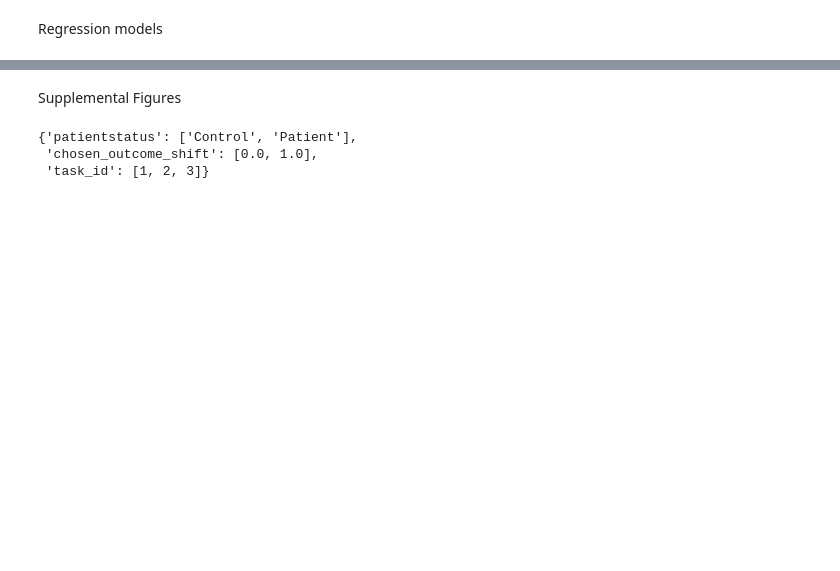
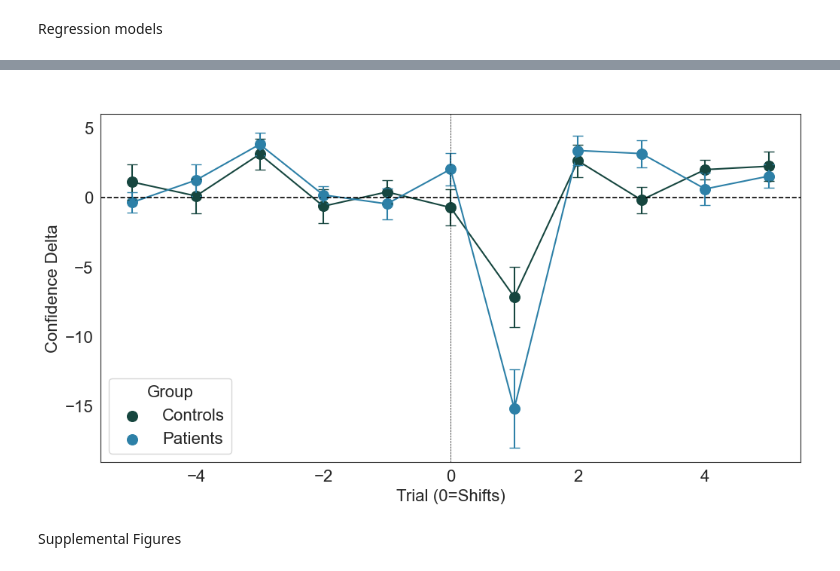
Before and after one commit to amloosen/BayesianObserver_CognitiveFlexibilityOCD, a Jupyter notebook: PreprocBehavAnalys.ipynb, the cells around one changed output, grey strips where cells are left out. Cells and saved outputs as stored; diff of their text form; code cells hidden in the pictures; blank space fills up the shorter version.

```diff
--- a/PreprocBehavAnalys.ipynb
+++ b/PreprocBehavAnalys.ipynb
@@ -961,0 +1353,22 @@ Factors dictionary: {'patientstatus': ['0', '1'], 'chosen_outcome_shift': ['0.0'
+# %%
+# Set directory to the data folder within the repository.
+data_dir = os.path.join(repo_root, "data")
+os.chdir(data_dir)
+
+# Load data
+CrypticCreatures = pd.read_csv("Table_CrypticCreatures_YaleCohort.csv")
+CrypticCreatures.sort_values(by=['id', 'task_id', 'run', 'trial'])
+CrypticCreatures2 = pd.read_csv("Table_CrypticCreatures_YaleCohort2.csv")
+CrypticCreatures2 = CrypticCreatures2.sort_values(by=['id', 'task_id', 'run', 'trial'])
+CrypticCreature_relativeShift = pd.read_csv("Table_CrypticCreaturesShiftRelative_YaleCohort.csv")
+CrypticCreatures_patients_relativeShift = pd.read_csv("Table_CrypticCreaturesShiftRelative_patients_YaleCohort.csv")
+CrypticCreatures_patients_relativeShift = CrypticCreatures_patients_relativeShift.sort_values(by=['id', 'nTrial_rel'])
+CrypticCreatures_controls_relativeShift = pd.read_csv("Table_CrypticCreaturesShiftRelative_controls_YaleCohort.csv")
+CrypticCreatures_controls_relativeShift = CrypticCreatures_controls_relativeShift.sort_values(by=['id', 'nTrial_rel'])
+
+CrypticCreatures_BayesianLearner = pd.read_csv("CrypticCreatures_BayesianLearner.csv")
+CrypticCreatures_BayesianLearner = CrypticCreatures_BayesianLearner.sort_values(by=['id', 'task_id', 'run', 'trial'])
+CrypticCreatures_BayesianLearner_patients_relativeShift = pd.read_csv("CrypticCreaturesBayesianLearner_relativeShift_OCD.csv")
+CrypticCreatures_BayesianLearner_patients_relativeShift = CrypticCreatures_BayesianLearner_patients_relativeShift.sort_values(by=['id', 'nTrial_rel'])
+CrypticCreatures_BayesianLearner_controls_relativeShift = pd.read_csv("CrypticCreaturesBayesianLearner_relativeShift_controls.csv")
+CrypticCreatures_BayesianLearner_controls_relativeShift = CrypticCreatures_BayesianLearner_controls_relativeShift.sort_values(by=['id', 'nTrial_rel'])
@@ -962,15 +2415,18 @@ Factors dictionary: {'patientstatus': ['0', '1'], 'chosen_outcome_shift': ['0.0'
+# %%
+#confidence
+plot_change_in_mean_var(
+    summary_controls_rel['change_in_mean_confidence'],
+    summary_patients_rel['change_in_mean_confidence'],
+    'change_in_mean_confidence',
+    ' ',
+    'Confidence Delta',
+     colors = {0: '#16463F', 1: '#2D80A7'},
+     ylims = (-19,6)
+)
+# %% [output]
+[figure, added]
 # %% [markdown]
 Supplemental Figures
-# %%
-{
-    'patientstatus': ['Control', 'Patient'],
-    'chosen_outcome_shift': list(CrypticCreatures['chosen_outcome_shift'].cat.categories),
-    'task_id': list(CrypticCreatures['task_id'].cat.categories)
-}
-# %% [output]
-{'patientstatus': ['Control', 'Patient'],
- 'chosen_outcome_shift': [0.0, 1.0],
- 'task_id': [1, 2, 3]}
 # %%
 def plot_change_in_mean_var(summary_controls, summary_patients, measurevar, title, ydesc, colors,ylims):
     """
```
Also changed, not shown: parts of 32 cells of this notebook, 1 other file.
